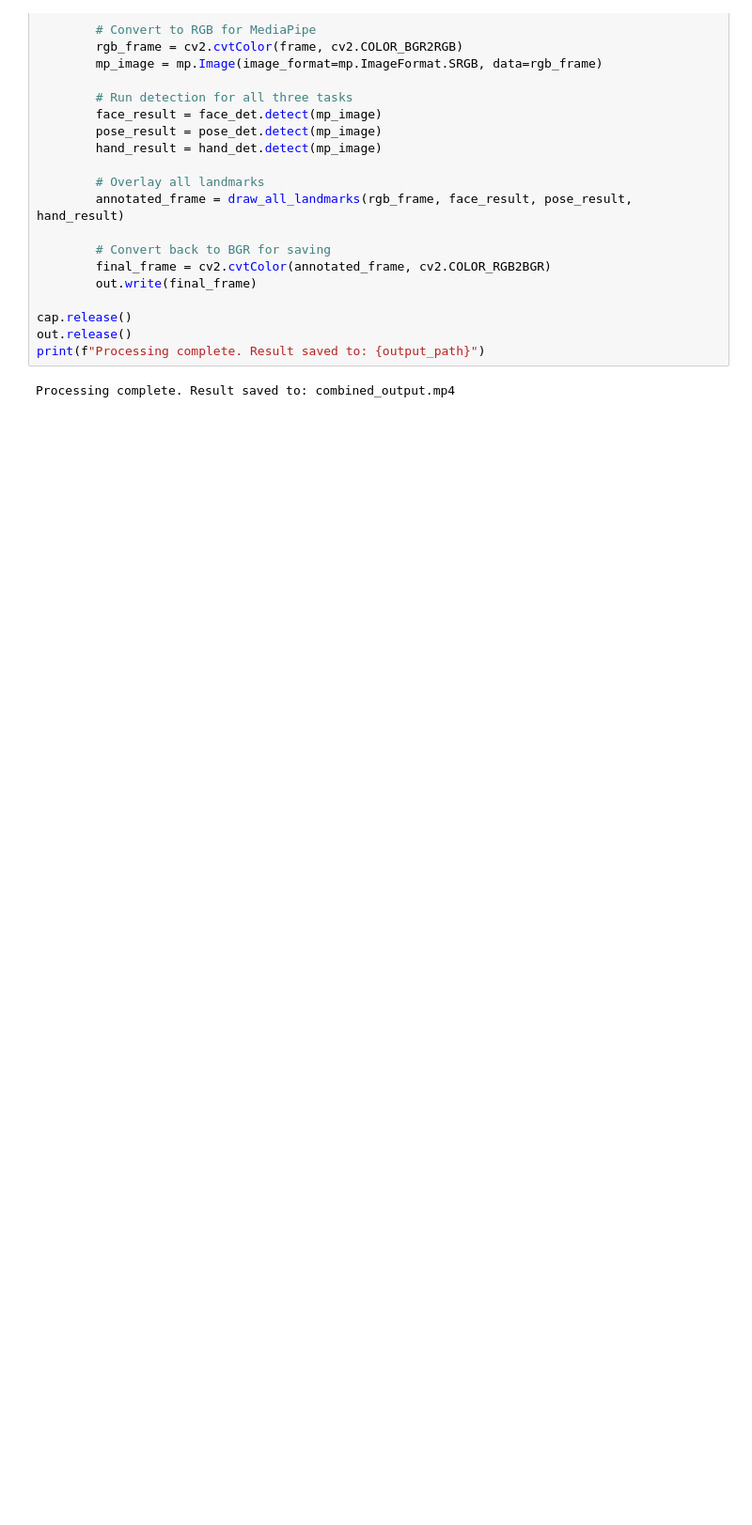
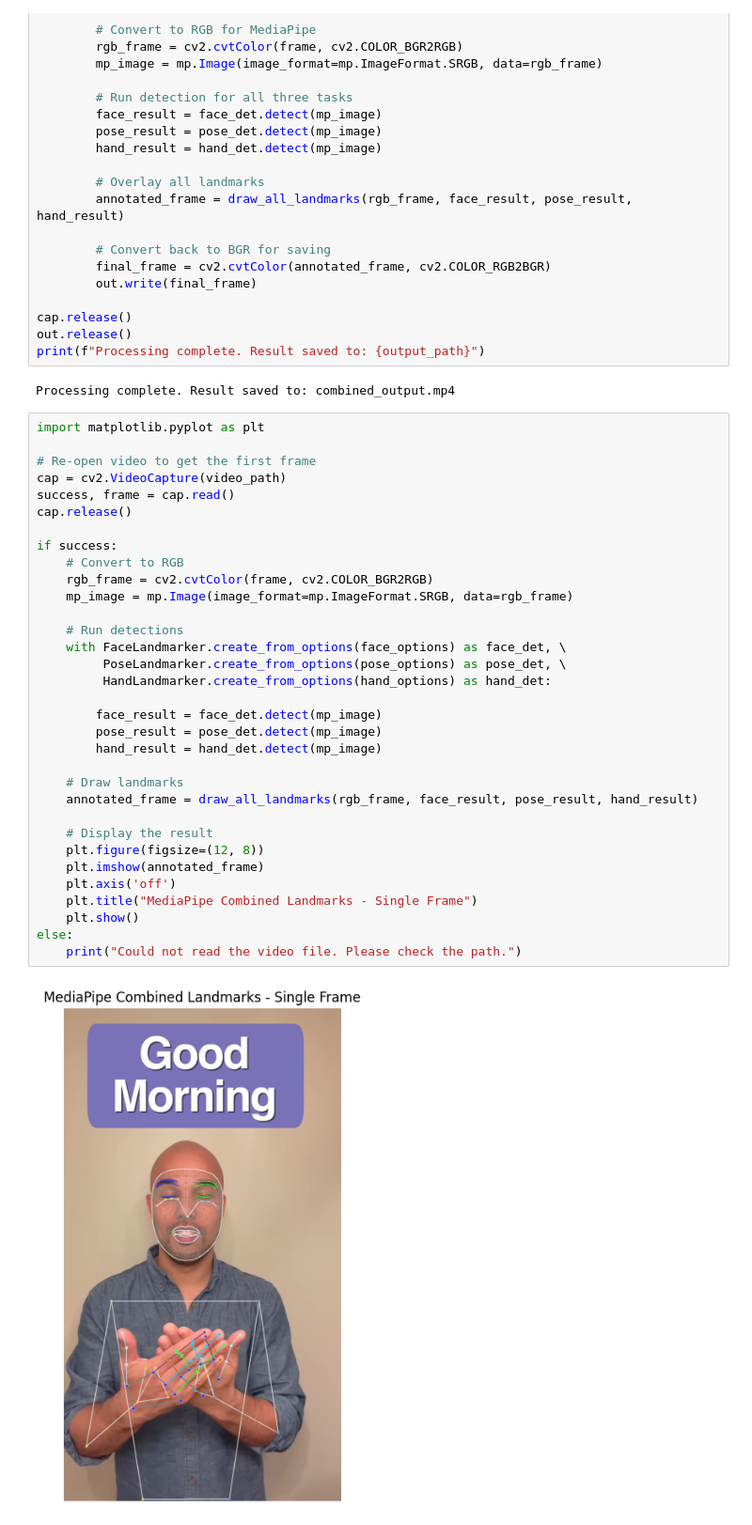
Before and after one commit to evanssignvrse/mediapipe-Pose_Landmarker, a Jupyter notebook: holistic landmarks.ipynb, the cells around one changed output. Shown at 94% size. Saved outputs shown, nothing was run; the diff lists cells and outputs as text; blank space fills up the shorter version.

```diff
--- a/holistic landmarks.ipynb
+++ b/holistic landmarks.ipynb
@@ -108,3 +108,38 @@ out.release()
 print(f"Processing complete. Result saved to: {output_path}")
 # %% [output]
 Processing complete. Result saved to: combined_output.mp4
+# %%
+import matplotlib.pyplot as plt
+
+# Re-open video to get the first frame
+cap = cv2.VideoCapture(video_path)
+success, frame = cap.read()
+cap.release()
+
+if success:
+    # Convert to RGB
+    rgb_frame = cv2.cvtColor(frame, cv2.COLOR_BGR2RGB)
+    mp_image = mp.Image(image_format=mp.ImageFormat.SRGB, data=rgb_frame)
+
+    # Run detections
+    with FaceLandmarker.create_from_options(face_options) as face_det, \
+         PoseLandmarker.create_from_options(pose_options) as pose_det, \
+         HandLandmarker.create_from_options(hand_options) as hand_det:
+
+        face_result = face_det.detect(mp_image)
+        pose_result = pose_det.detect(mp_image)
+        hand_result = hand_det.detect(mp_image)
+
+    # Draw landmarks
+    annotated_frame = draw_all_landmarks(rgb_frame, face_result, pose_result, hand_result)
+
+    # Display the result
+    plt.figure(figsize=(12, 8))
+    plt.imshow(annotated_frame)
+    plt.axis('off')
+    plt.title("MediaPipe Combined Landmarks - Single Frame")
+    plt.show()
+else:
+    print("Could not read the video file. Please check the path.")
+# %% [output]
+[figure, added]
```
